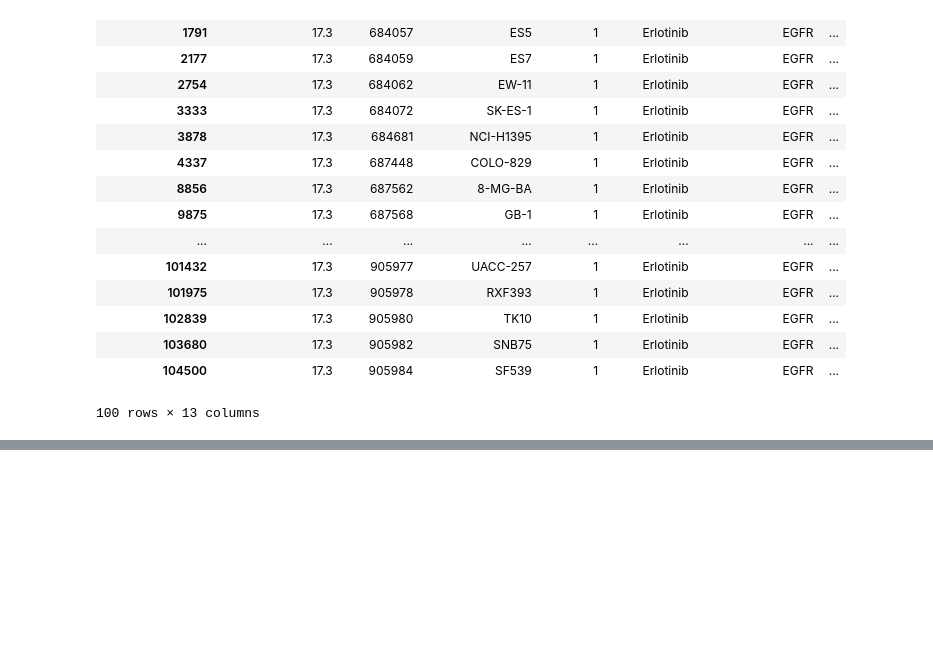
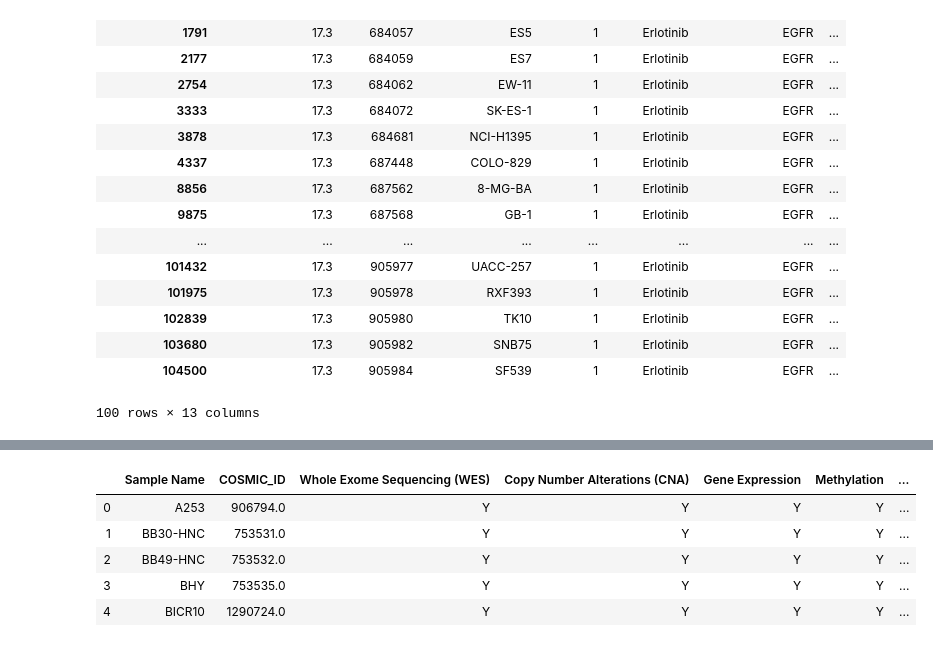
Before and after one commit to esko22/ucb-w210-cap-drug-response, a Jupyter notebook: DrugProfiles/drug_response_eda.ipynb, the cells around one changed output, grey strips where cells are left out. Cells and saved outputs as stored; diff of their text form; code cells hidden in the pictures; blank space fills up the shorter version.

```diff
--- a/DrugProfiles/drug_response_eda.ipynb
+++ b/DrugProfiles/drug_response_eda.ipynb
@@ -229,0 +249,11 @@ dose_response_df.to_csv('../data/v17.3_fitted_dose_response_binary.csv')
+# %%
+cell_line_df = pd.read_csv('../data/Cell_Lines_Details.csv')
+# %%
+cell_line_df.head()
+# %% [output]
+|  | Sample Name | COSMIC_ID | Whole Exome Sequencing (WES) | Copy Number Alterations (CNA) | Gene Expression | Methylation | ... |
+| 0 | A253 | 906794.0 | Y | Y | Y | Y | ... |
+| 1 | BB30-HNC | 753531.0 | Y | Y | Y | Y | ... |
+| 2 | BB49-HNC | 753532.0 | Y | Y | Y | Y | ... |
+| 3 | BHY | 753535.0 | Y | Y | Y | Y | ... |
+| 4 | BICR10 | 1290724.0 | Y | Y | Y | Y | ... |
```
Also changed, not shown: parts of 15 cells of this notebook, 6 other files.
